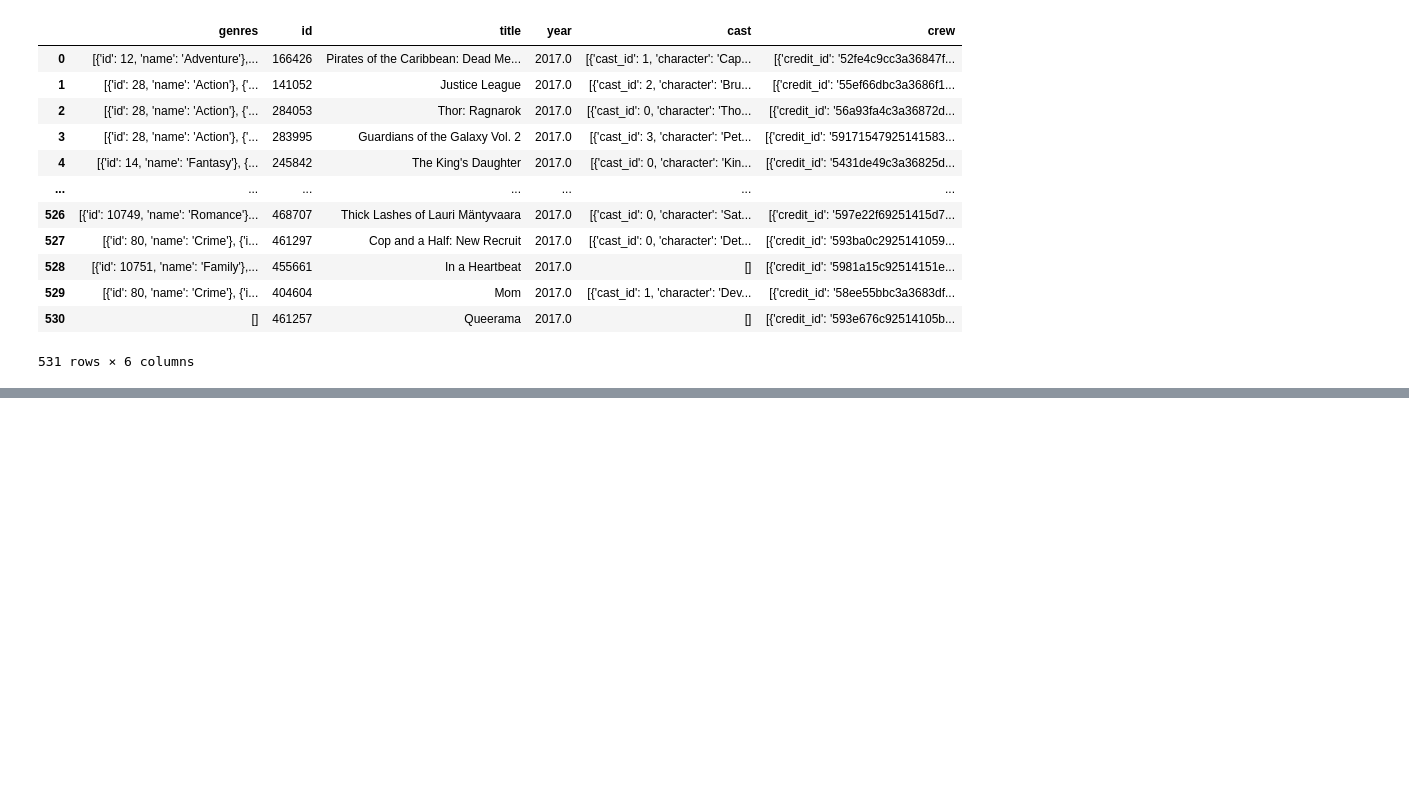
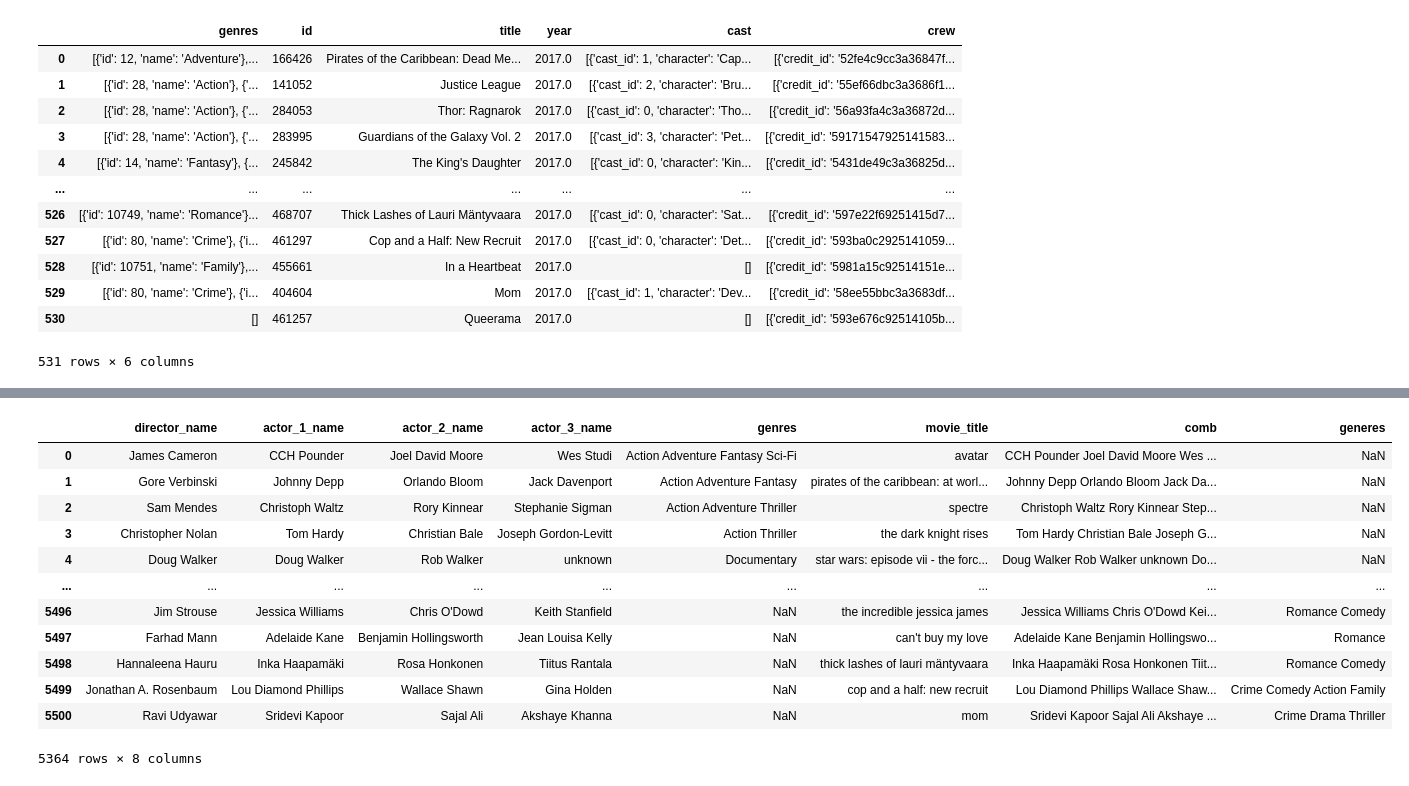
Before and after one commit to Himanshu-2678/Netflix-Movie-Recommendation-System, a Jupyter notebook: notebooks/data_credits_preprocessing.ipynb, the cells around one changed output, grey strips where cells are left out. Cells and saved outputs as stored; diff of their text form; code cells hidden in the pictures; blank space fills up the shorter version.

Commit message:
saving credits data

```diff
--- a/notebooks/data_credits_preprocessing.ipynb
+++ b/notebooks/data_credits_preprocessing.ipynb
@@ -122,0 +320,5 @@ data['crew'] = data['crew'].map(lambda x: ast.literal_eval(x))
+# %%
+## we are gonna use it later in the project
+movie['comb'] = movie['actor_1_name'] + ' ' + movie['actor_2_name'] + ' '+ movie['actor_3_name'] + ' '+ movie['director_name'] +' ' + movie['generes']
+# %%
+old = pd.read_csv(r"C:\Users\himan\Desktop\Projects\Netflix_Movie_Recommendation_System\data\processed_data\preprocessed_data.csv")
@@ -122,0 +345,21 @@ data['crew'] = data['crew'].map(lambda x: ast.literal_eval(x))
+# %%
+old['comb'] = old['actor_1_name'] + ' ' + old['actor_2_name'] + ' '+ old['actor_3_name'] + ' '+ old['director_name'] +' ' + old['genres']
+# %%
+new = pd.concat([old, movie], ignore_index=True)
+# %%
+new.drop_duplicates(subset ="movie_title", keep = 'last', inplace = True)
+new
+# %% [output]
+|  | director_name | actor_1_name | actor_2_name | actor_3_name | genres | movie_title | comb | generes |
+| 0 | James Cameron | CCH Pounder | Joel David Moore | Wes Studi | Action Adventure Fantasy Sci-Fi | avatar | CCH Pounder Joel David Moore Wes ... | NaN |
+| 1 | Gore Verbinski | Johnny Depp | Orlando Bloom | Jack Davenport | Action Adventure Fantasy | pirates of the caribbean: at worl... | Johnny Depp Orlando Bloom Jack Da... | NaN |
+| 2 | Sam Mendes | Christoph Waltz | Rory Kinnear | Stephanie Sigman | Action Adventure Thriller | spectre | Christoph Waltz Rory Kinnear Step... | NaN |
+| 3 | Christopher Nolan | Tom Hardy | Christian Bale | Joseph Gordon-Levitt | Action Thriller | the dark knight rises | Tom Hardy Christian Bale Joseph G... | NaN |
+| 4 | Doug Walker | Doug Walker | Rob Walker | unknown | Documentary | star wars: episode vii - the forc... | Doug Walker Rob Walker unknown Do... | NaN |
+| ... | ... | ... | ... | ... | ... | ... | ... | ... |
+| 5496 | Jim Strouse | Jessica Williams | Chris O'Dowd | Keith Stanfield | NaN | the incredible jessica james | Jessica Williams Chris O'Dowd Kei... | Romance Comedy |
+| 5497 | Farhad Mann | Adelaide Kane | Benjamin Hollingsworth | Jean Louisa Kelly | NaN | can't buy my love | Adelaide Kane Benjamin Hollingswo... | Romance |
+| 5498 | Hannaleena Hauru | Inka Haapamäki | Rosa Honkonen | Tiitus Rantala | NaN | thick lashes of lauri mäntyvaara | Inka Haapamäki Rosa Honkonen Tiit... | Romance Comedy |
+| 5499 | Jonathan A. Rosenbaum | Lou Diamond Phillips | Wallace Shawn | Gina Holden | NaN | cop and a half: new recruit | Lou Diamond Phillips Wallace Shaw... | Crime Comedy Action Family |
+| 5500 | Ravi Udyawar | Sridevi Kapoor | Sajal Ali | Akshaye Khanna | NaN | mom | Sridevi Kapoor Sajal Ali Akshaye ... | Crime Drama Thriller |
+5364 rows × 8 columns
```
Also changed, not shown: parts of 27 cells of this notebook, 1 other file.
